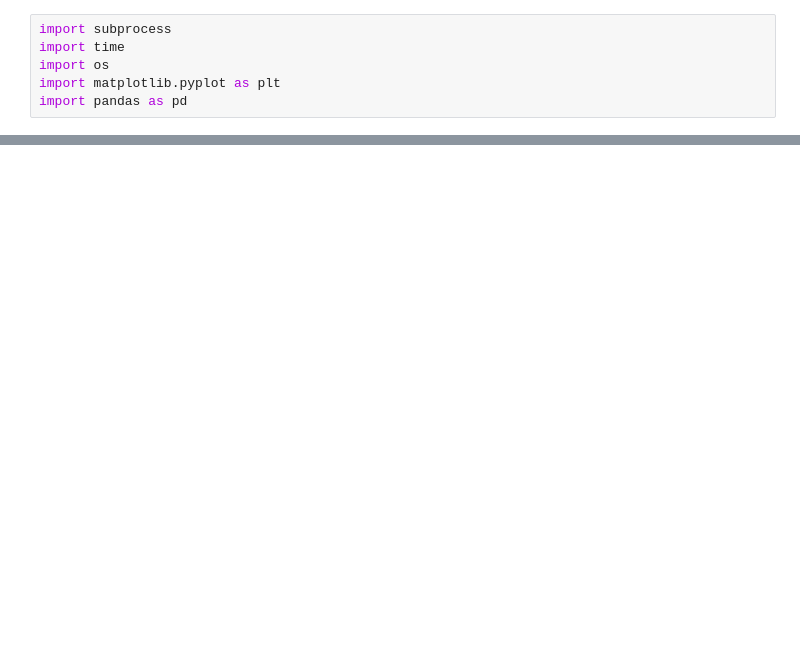
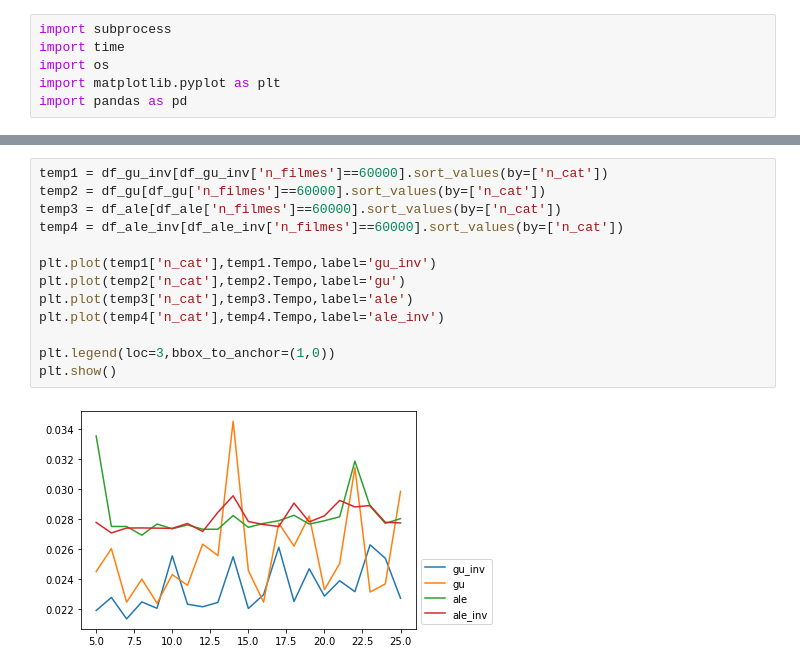
Before and after one commit to Antonioarf/Proj_SuperComp, a Jupyter notebook: Relatorio.ipynb, the cells around one changed output, grey strips where cells are left out. Saved outputs shown, nothing was run; the diff lists cells and outputs as text; blank space fills up the shorter version.

```diff
--- a/Relatorio.ipynb
+++ b/Relatorio.ipynb
@@ -57,0 +76,15 @@ df
+# %%
+temp1 = df_gu_inv[df_gu_inv['n_filmes']==60000].sort_values(by=['n_cat'])
+temp2 = df_gu[df_gu['n_filmes']==60000].sort_values(by=['n_cat'])
+temp3 = df_ale[df_ale['n_filmes']==60000].sort_values(by=['n_cat'])
+temp4 = df_ale_inv[df_ale_inv['n_filmes']==60000].sort_values(by=['n_cat'])
+
+plt.plot(temp1['n_cat'],temp1.Tempo,label='gu_inv')
+plt.plot(temp2['n_cat'],temp2.Tempo,label='gu')
+plt.plot(temp3['n_cat'],temp3.Tempo,label='ale')
+plt.plot(temp4['n_cat'],temp4.Tempo,label='ale_inv')
+
+plt.legend(loc=3,bbox_to_anchor=(1,0))
+plt.show()
+# %% [output]
+[figure, added]
```
Also changed, not shown: parts of 13 cells of this notebook, 10 other files.
